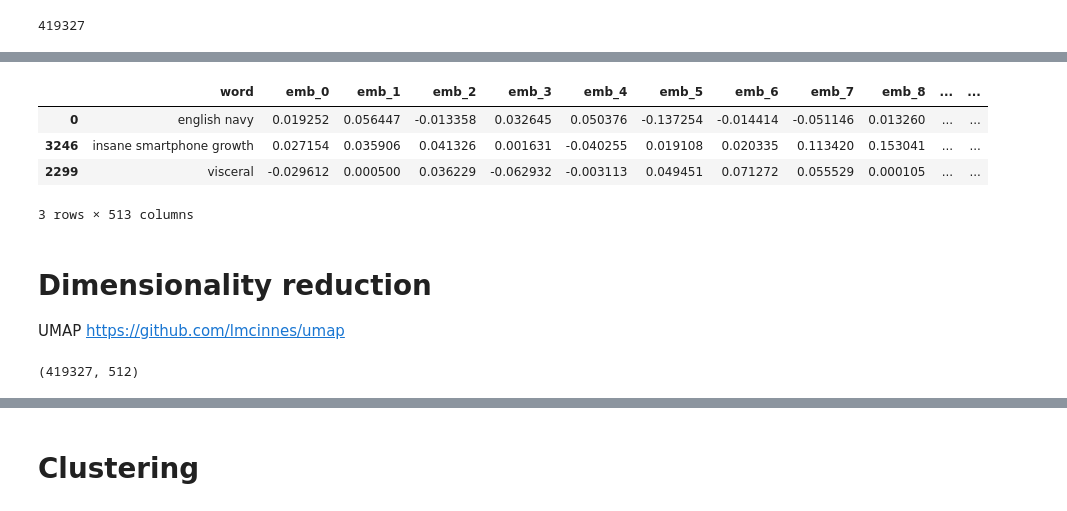
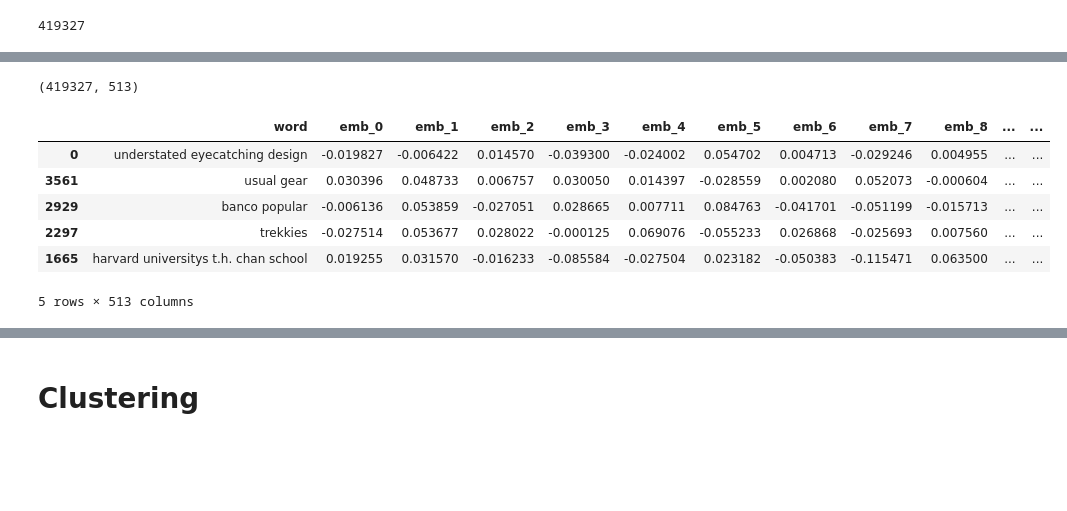
Before and after one commit to Milan-Chicago/GLG-Automated-Meta-data-Tagging, a Jupyter notebook: GLG - 5_step - Get KeyWords for LDA.ipynb, the cells around one changed output, grey strips where cells are left out. Cells and saved outputs as stored; diff of their text form; code cells hidden in the pictures; blank space fills up the shorter version.

```diff
--- a/GLG - 5_step - Get KeyWords for LDA.ipynb
+++ b/GLG - 5_step - Get KeyWords for LDA.ipynb
@@ -170,18 +171,15 @@ Wall time: 5min 11s
 5 rows × 513 columns
+# %%
+df_w2v.shape
+# %% [output]
+(419327, 513)
 # %%
-df_w2v.iloc[::150001]
+df_w2v.iloc[::100000]
 # %% [output]
 |  | word | emb_0 | emb_1 | emb_2 | emb_3 | emb_4 | emb_5 | emb_6 | emb_7 | emb_8 | ... | ... |
-| 0 | english navy | 0.019252 | 0.056447 | -0.013358 | 0.032645 | 0.050376 | -0.137254 | -0.014414 | -0.051146 | 0.013260 | ... | ... |
-| 3246 | insane smartphone growth | 0.027154 | 0.035906 | 0.041326 | 0.001631 | -0.040255 | 0.019108 | 0.020335 | 0.113420 | 0.153041 | ... | ... |
-| 2299 | visceral | -0.029612 | 0.000500 | 0.036229 | -0.062932 | -0.003113 | 0.049451 | 0.071272 | 0.055529 | 0.000105 | ... | ... |
+| 0 | understated eyecatching design | -0.019827 | -0.006422 | 0.014570 | -0.039300 | -0.024002 | 0.054702 | 0.004713 | -0.029246 | 0.004955 | ... | ... |
+| 3561 | usual gear | 0.030396 | 0.048733 | 0.006757 | 0.030050 | 0.014397 | -0.028559 | 0.002080 | 0.052073 | -0.000604 | ... | ... |
+| 2929 | banco popular | -0.006136 | 0.053859 | -0.027051 | 0.028665 | 0.007711 | 0.084763 | -0.041701 | -0.051199 | -0.015713 | ... | ... |
+| 2297 | trekkies | -0.027514 | 0.053677 | 0.028022 | -0.000125 | 0.069076 | -0.055233 | 0.026868 | -0.025693 | 0.007560 | ... | ... |
+| 1665 | harvard universitys t.h. chan school | 0.019255 | 0.031570 | -0.016233 | -0.085584 | -0.027504 | 0.023182 | -0.050383 | -0.115471 | 0.063500 | ... | ... |
-3 rows × 513 columns
+5 rows × 513 columns
-# %% [markdown]
-# Dimensionality reduction
-UMAP https://github.com/lmcinnes/umap
-# %%
-columns = ["emb_" + str(i) for i in range(512)]
-embeddings = df_w2v[columns].values
-embeddings.shape
-# %% [output]
-(419327, 512)
```
Also changed, not shown: parts of 30 cells of this notebook.
